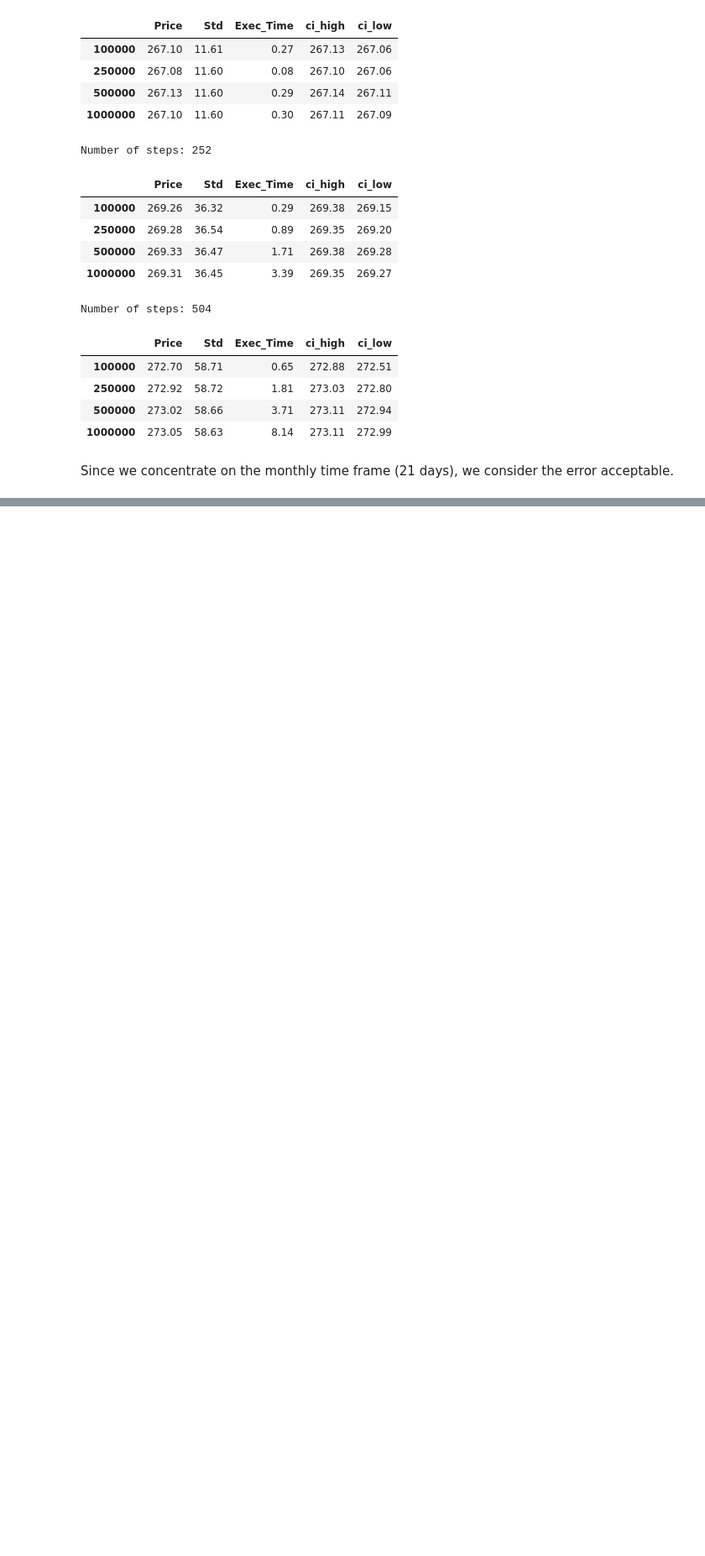
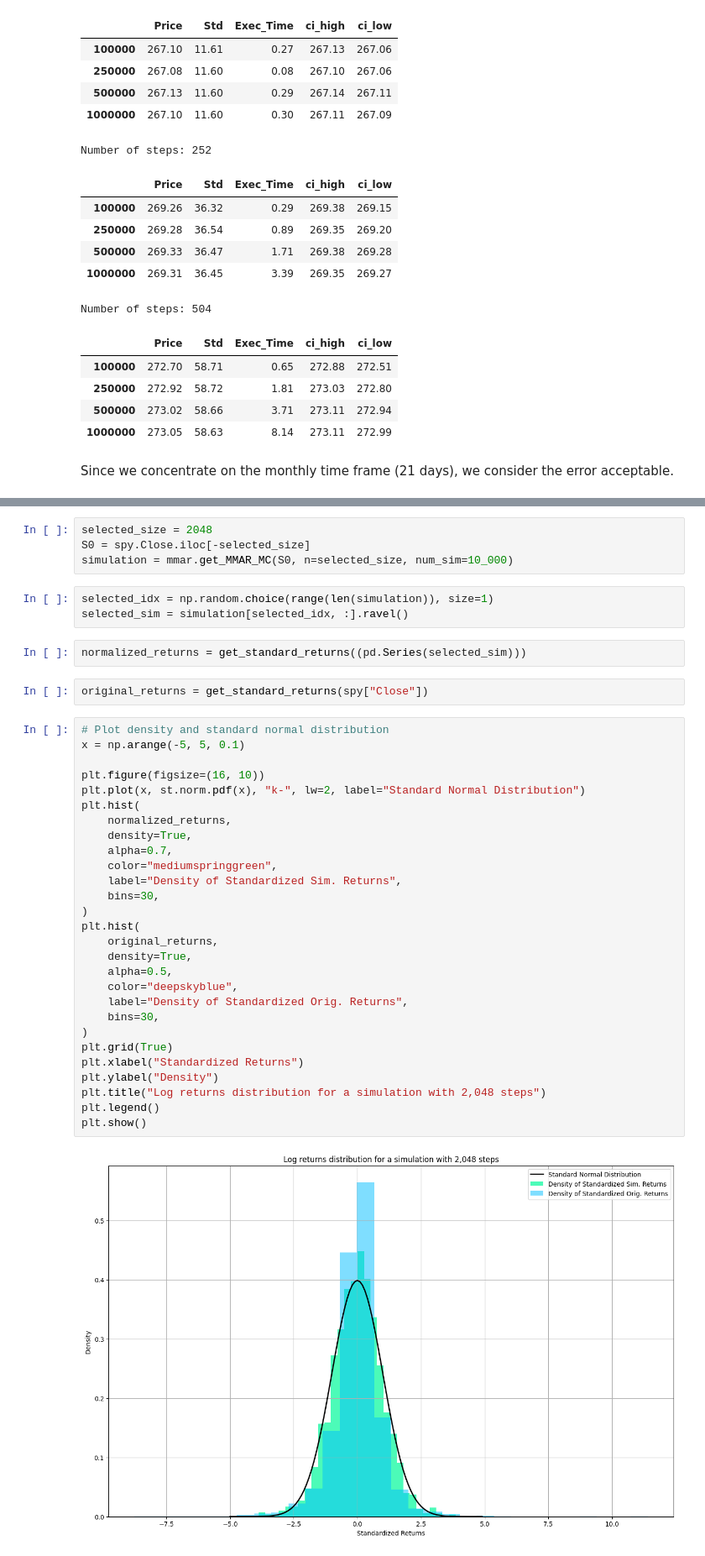
Before and after one commit to adalseno/mmar, a Jupyter notebook: notebooks/check_mc_simulation.ipynb, the cells around one changed output, grey strips where cells are left out. Shown: that part at 84% size. Cells and saved outputs as stored; diff of their text form; blank space fills up the shorter version.

```diff
--- a/notebooks/check_mc_simulation.ipynb
+++ b/notebooks/check_mc_simulation.ipynb
@@ -117,0 +121,41 @@ Since we concentrate on the monthly time frame (21 days), we consider the error
+# %%
+selected_size = 2048
+S0 = spy.Close.iloc[-selected_size]
+simulation = mmar.get_MMAR_MC(S0, n=selected_size, num_sim=10_000)
+# %%
+selected_idx = np.random.choice(range(len(simulation)), size=1)
+selected_sim = simulation[selected_idx, :].ravel()
+# %%
+normalized_returns = get_standard_returns((pd.Series(selected_sim)))
+# %%
+original_returns = get_standard_returns(spy["Close"])
+# %%
+# Plot density and standard normal distribution
+x = np.arange(-5, 5, 0.1)
+
+plt.figure(figsize=(16, 10))
+plt.plot(x, st.norm.pdf(x), "k-", lw=2, label="Standard Normal Distribution")
+plt.hist(
+    normalized_returns,
+    density=True,
+    alpha=0.7,
+    color="mediumspringgreen",
+    label="Density of Standardized Sim. Returns",
+    bins=30,
+)
+plt.hist(
+    original_returns,
+    density=True,
+    alpha=0.5,
+    color="deepskyblue",
+    label="Density of Standardized Orig. Returns",
+    bins=30,
+)
+plt.grid(True)
+plt.xlabel("Standardized Returns")
+plt.ylabel("Density")
+plt.title("Log returns distribution for a simulation with 2,048 steps")
+plt.legend()
+plt.show()
+# %% [output]
+[figure, added]
```
Also changed, not shown: parts of 5 cells of this notebook, 4 other files.
